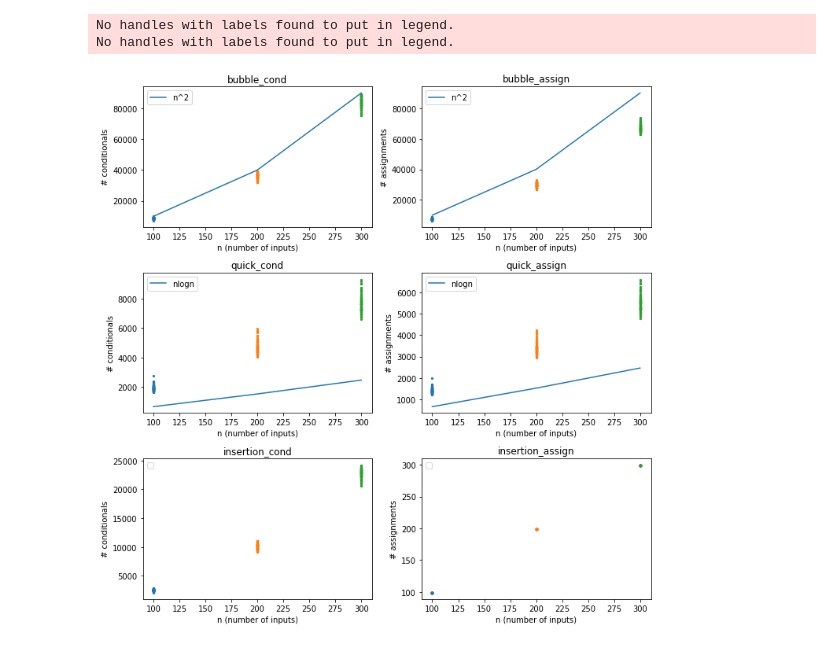
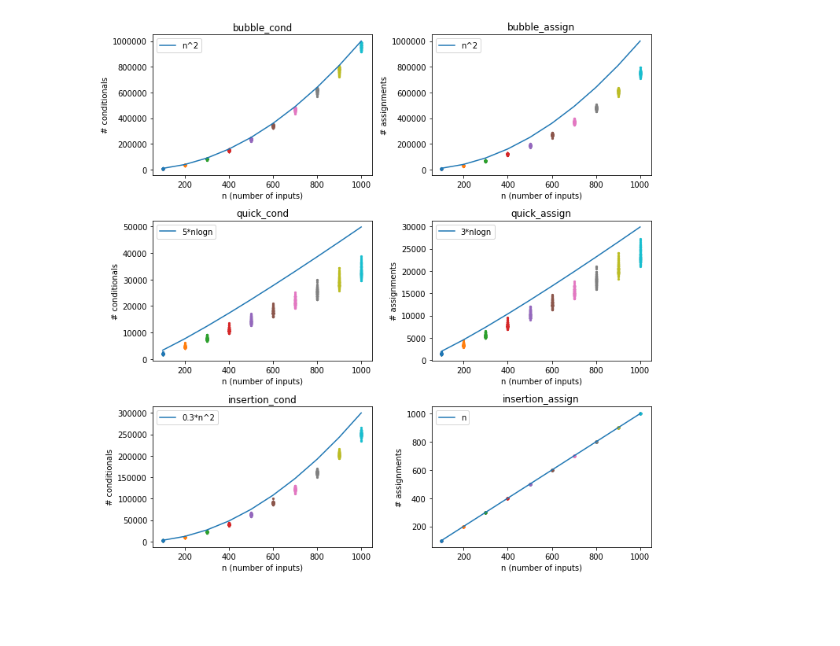
Before and after one commit to jessicagainesbmi203/example, a Jupyter notebook: example/plot-sorting-data.ipynb, the cells around one changed output. Cells and saved outputs as stored; diff of their text form; code cells hidden in the pictures; blank space fills up the shorter version.

```diff
--- a/example/plot-sorting-data.ipynb
+++ b/example/plot-sorting-data.ipynb
@@ -13,6 +11,6 @@ plt.clf()
 # %%
 sizes_to_test = np.array([100,200,300,400,500,600,700,800,900,1000])
-sizes_to_test = np.array([100,200,300])
+#sizes_to_test = np.array([100,200,300,400])
 data_pages = dict()
 columns = ('bubble_cond','bubble_assign','quick_cond','quick_assign','insertion_cond','insertion_assign')
 avgs_df = pd.DataFrame(index=sizes_to_test, columns=columns)
@@ -26,38 +24,38 @@ for size in sizes_to_test:
         x = np.random.rand(size)
         bubble_data = bubblesort(x)
         data['bubble_cond'][i] = bubble_data['c']
         data['bubble_assign'][i] = bubble_data['a']
         quick_data = quicksort(x)
         data['quick_cond'][i] = quick_data['c']
         data['quick_assign'][i] = quick_data['a']
         insertion_data = insertionsort(x)
         data['insertion_cond'][i] = insertion_data['c']
         data['insertion_assign'][i] = insertion_data['a']
     data_pages[size] = data
     for col in columns:
         avgs_df[col][size] = data[col].mean()
     x = [size] * 100
     for ax in axes.keys():
         axes.get(ax).scatter(x,data[ax],s=5)
 axes['bubble_cond'].plot(sizes_to_test,sizes_to_test**2,label='n^2')
 axes['bubble_assign'].plot(sizes_to_test,sizes_to_test**2,label='n^2')
-axes['quick_cond'].plot(sizes_to_test,sizes_to_test*np.log2(sizes_to_test),label='nlogn')
-axes['quick_assign'].plot(sizes_to_test,sizes_to_test*np.log2(sizes_to_test),label='nlogn')
+axes['quick_cond'].plot(sizes_to_test,5*sizes_to_test*np.log2(sizes_to_test),label='5*nlogn')
+axes['quick_assign'].plot(sizes_to_test,3*sizes_to_test*np.log2(sizes_to_test),label='3*nlogn')
+axes['insertion_cond'].plot(sizes_to_test,0.3*sizes_to_test**2,label='0.3*n^2')
+axes['insertion_assign'].plot(sizes_to_test,sizes_to_test,label='n')
 for ax in axes.keys():
     axis = axes.get(ax)
     axis.set_title(ax)
     axis.set_xlabel('n (number of inputs)')
     if 'cond' in ax:
         axis.set_ylabel('# conditionals')
     if 'assign' in ax:
         axis.set_ylabel('# assignments')
     axis.legend(loc="upper left")
 plt.tight_layout()
 plt.show()
 # %% [output]
-No handles with labels found to put in legend.
-No handles with labels found to put in legend.
-[figure, old version]
+[figure, new version]
 # %%
 avgs_df['n^2'] = avgs_df.index ** 2
 avgs_df['nlogn'] = avgs_df.index * (np.log2(avgs_df.index))
```
Also changed, not shown: parts of 2 cells of this notebook, 3 other files.
